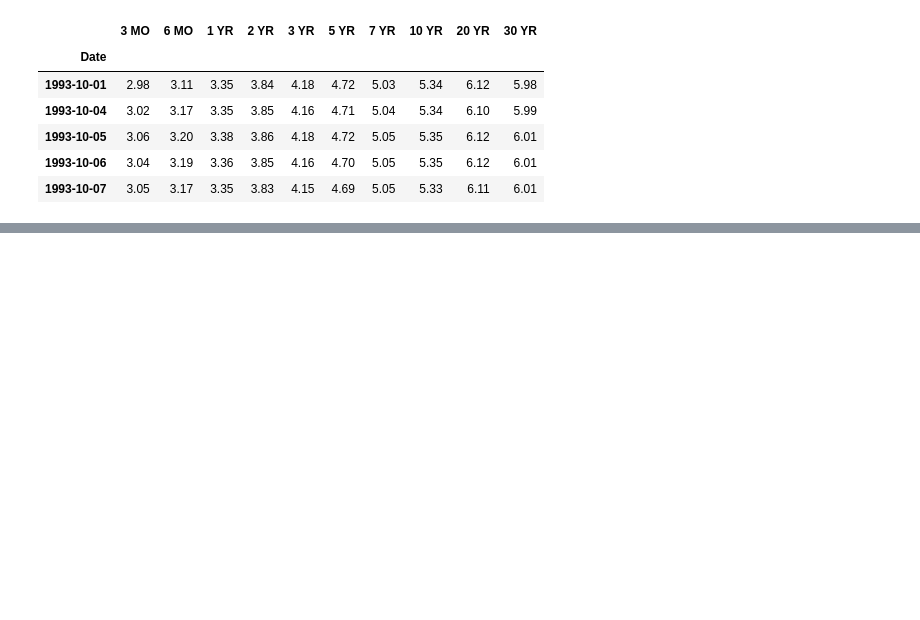
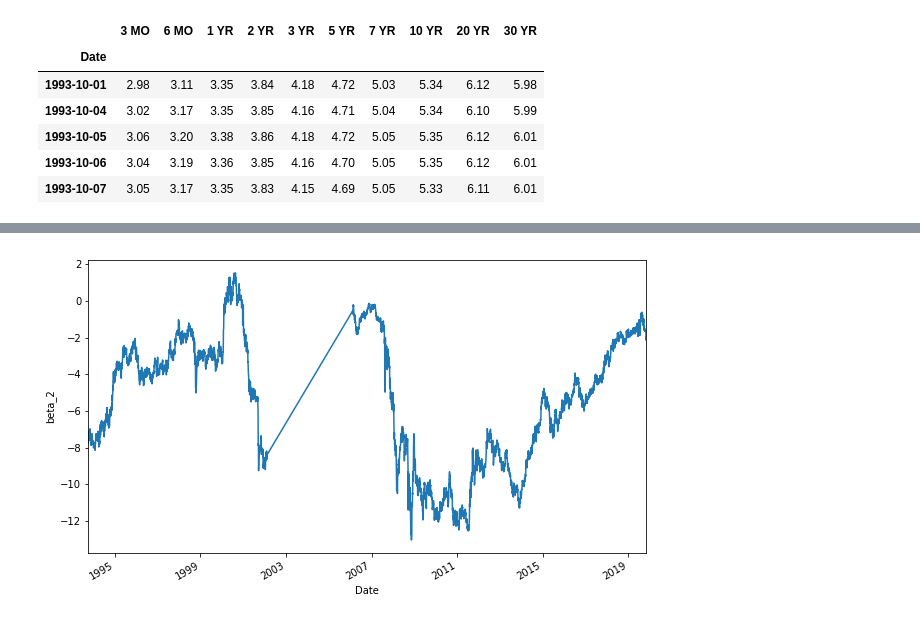
Before and after one commit to adityaaryan24/Quant_Wing, a Jupyter notebook: TIP Incomplete.ipynb, the cells around one changed output, grey strips where cells are left out. Cells and saved outputs as stored; diff of their text form; code cells hidden in the pictures; blank space fills up the shorter version.

```diff
--- a/TIP Incomplete.ipynb
+++ b/TIP Incomplete.ipynb
@@ -147,0 +188,7 @@ plt.show()
+# %%
+df['beta_2'].plot(figsize = (10,6))
+plt.xlabel("Date")
+plt.ylabel("beta_2")
+plt.show()
+# %% [output]
+[figure, added]
```
Also changed, not shown: parts of 26 cells of this notebook.
